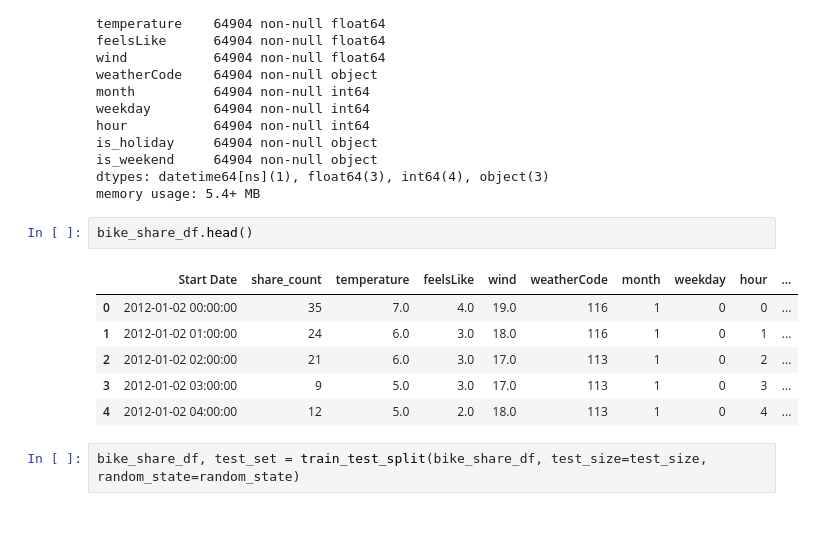
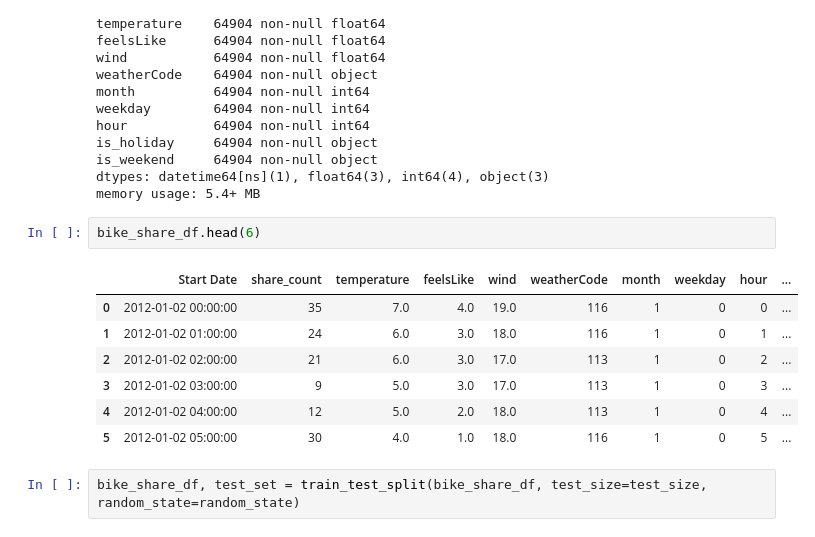
Before and after one commit to Krismix1/data-science-mandatory-2, a Jupyter notebook: model.ipynb, the cells around one changed output. Drawn from its saved outputs; the diff is of its cells as text.

```diff
--- a/model.ipynb
+++ b/model.ipynb
@@ -133,14 +133,15 @@ is_weekend     64904 non-null object
 dtypes: datetime64[ns](1), float64(3), int64(4), object(3)
 memory usage: 5.4+ MB
 # %%
-bike_share_df.head()
+bike_share_df.head(6)
 # %% [output]
 |  | Start Date | share_count | temperature | feelsLike | wind | weatherCode | month | weekday | hour | ... |
 | 0 | 2012-01-02 00:00:00 | 35 | 7.0 | 4.0 | 19.0 | 116 | 1 | 0 | 0 | ... |
 | 1 | 2012-01-02 01:00:00 | 24 | 6.0 | 3.0 | 18.0 | 116 | 1 | 0 | 1 | ... |
 | 2 | 2012-01-02 02:00:00 | 21 | 6.0 | 3.0 | 17.0 | 113 | 1 | 0 | 2 | ... |
 | 3 | 2012-01-02 03:00:00 | 9 | 5.0 | 3.0 | 17.0 | 113 | 1 | 0 | 3 | ... |
 | 4 | 2012-01-02 04:00:00 | 12 | 5.0 | 2.0 | 18.0 | 113 | 1 | 0 | 4 | ... |
+| 5 | 2012-01-02 05:00:00 | 30 | 4.0 | 1.0 | 18.0 | 116 | 1 | 0 | 5 | ... |
 # %%
 bike_share_df, test_set = train_test_split(bike_share_df, test_size=test_size, random_state=random_state)
 # %%
```
Also changed, not shown: parts of 13 cells of this notebook.
